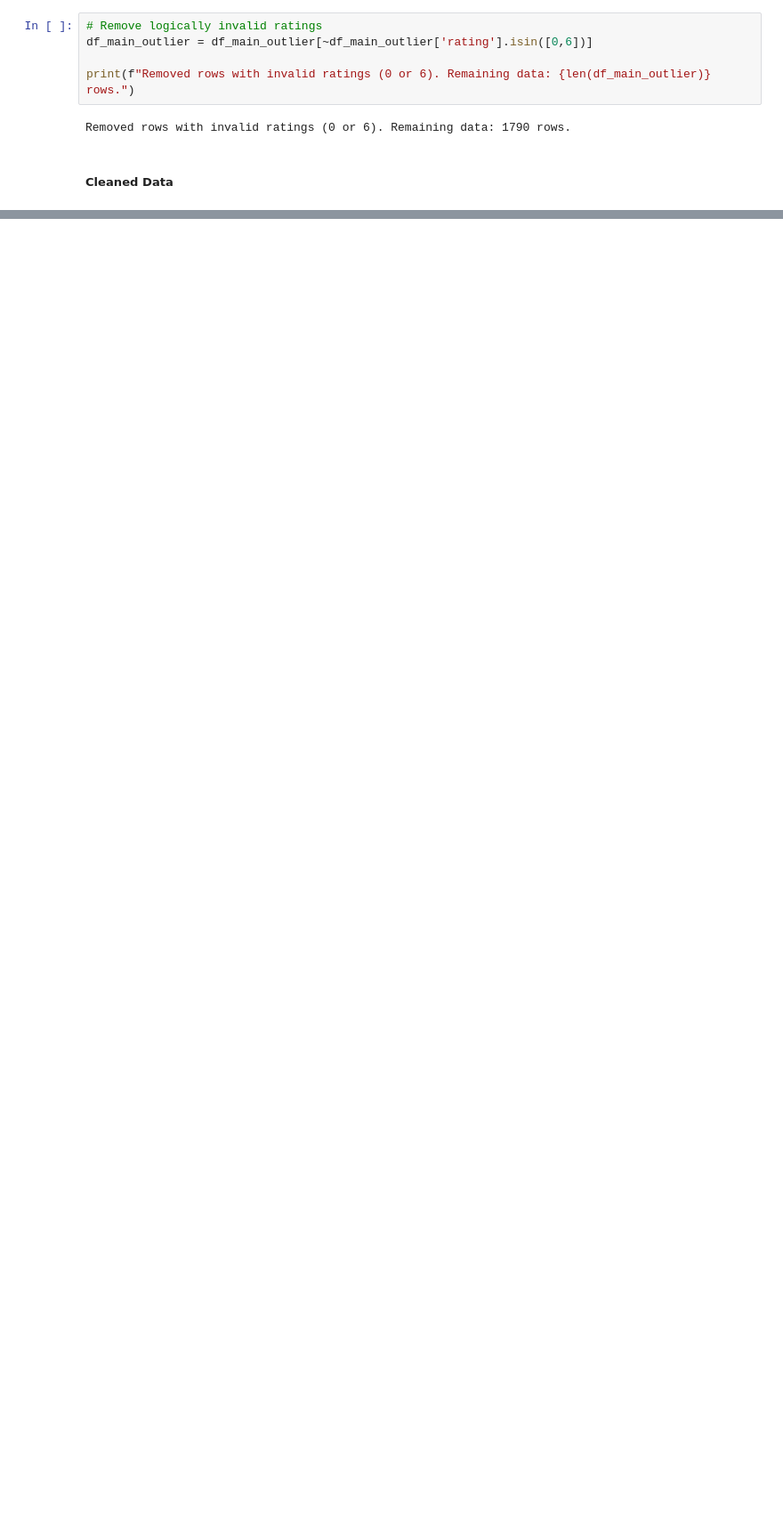
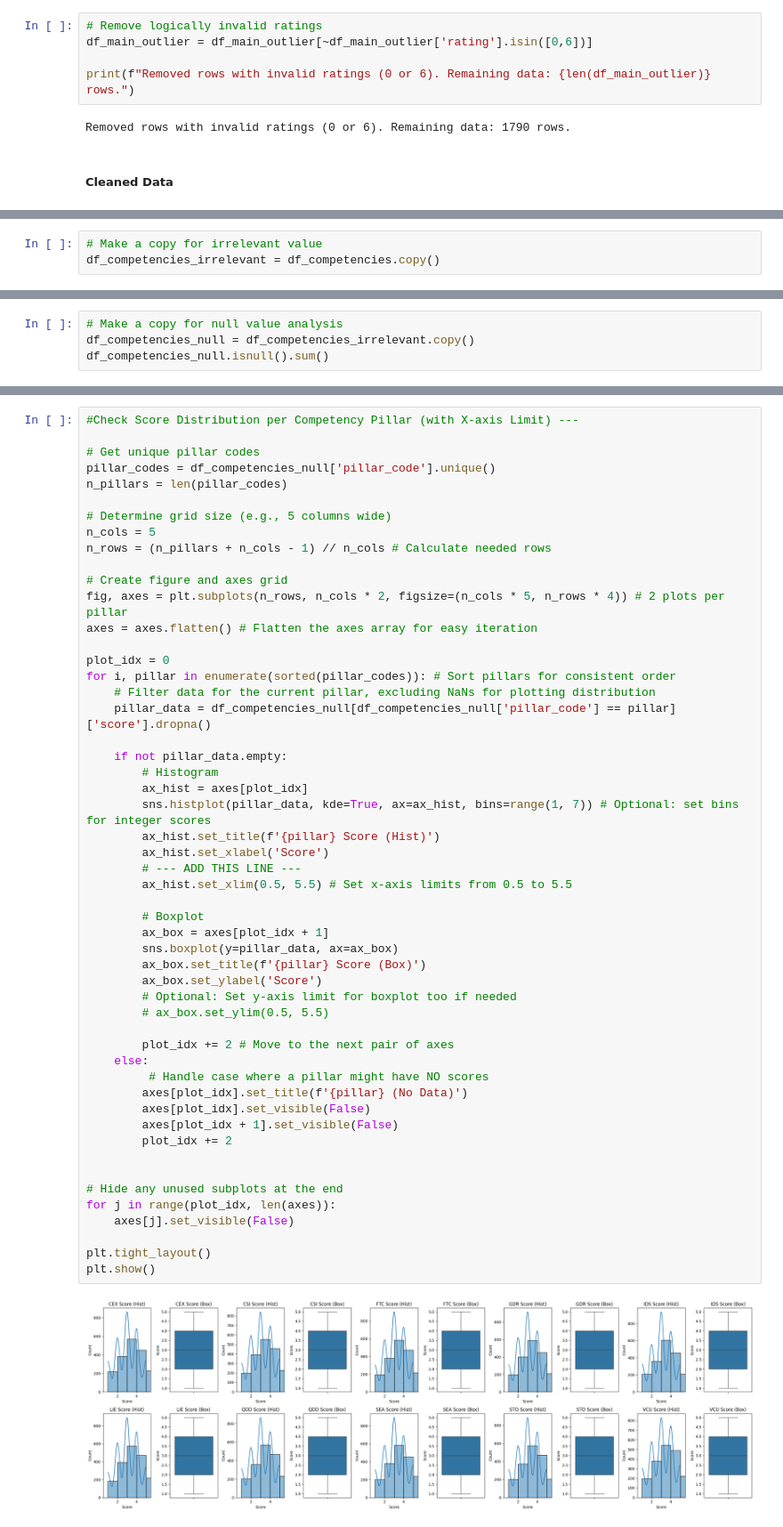
Before and after one commit to fbudimannn/talent-intelligence-system, a Jupyter notebook: 1_analysis/data_exploration.ipynb, the cells around one changed output, grey strips where cells are left out. Shown at 89% size. Saved outputs shown, nothing was run; the diff lists cells and outputs as text; blank space fills up the shorter version.

Commit message:
update: cleaned the competencies data

```diff
--- a/1_analysis/data_exploration.ipynb
+++ b/1_analysis/data_exploration.ipynb
@@ -872,0 +921,3 @@ NameError: name 'df_main_outlier' is not defined
+# %%
+# Make a copy for irrelevant value
+df_competencies_irrelevant = df_competencies.copy()
@@ -872,0 +1016,4 @@ NameError: name 'df_main_outlier' is not defined
+# %%
+# Make a copy for null value analysis
+df_competencies_null = df_competencies_irrelevant.copy()
+df_competencies_null.isnull().sum()
@@ -872,0 +1076,54 @@ NameError: name 'df_main_outlier' is not defined
+# %%
+#Check Score Distribution per Competency Pillar (with X-axis Limit) ---
+
+# Get unique pillar codes
+pillar_codes = df_competencies_null['pillar_code'].unique()
+n_pillars = len(pillar_codes)
+
+# Determine grid size (e.g., 5 columns wide)
+n_cols = 5
+n_rows = (n_pillars + n_cols - 1) // n_cols # Calculate needed rows
+
+# Create figure and axes grid
+fig, axes = plt.subplots(n_rows, n_cols * 2, figsize=(n_cols * 5, n_rows * 4)) # 2 plots per pillar
+axes = axes.flatten() # Flatten the axes array for easy iteration
+
+plot_idx = 0
+for i, pillar in enumerate(sorted(pillar_codes)): # Sort pillars for consistent order
+    # Filter data for the current pillar, excluding NaNs for plotting distribution
+    pillar_data = df_competencies_null[df_competencies_null['pillar_code'] == pillar]['score'].dropna()
+
+    if not pillar_data.empty:
+        # Histogram
+        ax_hist = axes[plot_idx]
+        sns.histplot(pillar_data, kde=True, ax=ax_hist, bins=range(1, 7)) # Optional: set bins for integer scores
+        ax_hist.set_title(f'{pillar} Score (Hist)')
+        ax_hist.set_xlabel('Score')
+        # --- ADD THIS LINE ---
+        ax_hist.set_xlim(0.5, 5.5) # Set x-axis limits from 0.5 to 5.5
+
+        # Boxplot
+        ax_box = axes[plot_idx + 1]
+        sns.boxplot(y=pillar_data, ax=ax_box)
+        ax_box.set_title(f'{pillar} Score (Box)')
+        ax_box.set_ylabel('Score')
+        # Optional: Set y-axis limit for boxplot too if needed
+        # ax_box.set_ylim(0.5, 5.5)
+
+        plot_idx += 2 # Move to the next pair of axes
+    else:
+         # Handle case where a pillar might have NO scores
+        axes[plot_idx].set_title(f'{pillar} (No Data)')
+        axes[plot_idx].set_visible(False)
+        axes[plot_idx + 1].set_visible(False)
+        plot_idx += 2
+
+
+# Hide any unused subplots at the end
+for j in range(plot_idx, len(axes)):
+    axes[j].set_visible(False)
+
+plt.tight_layout()
+plt.show()
+# %% [output]
+[figure, added]
```
Also changed, not shown: parts of 24 cells of this notebook.
